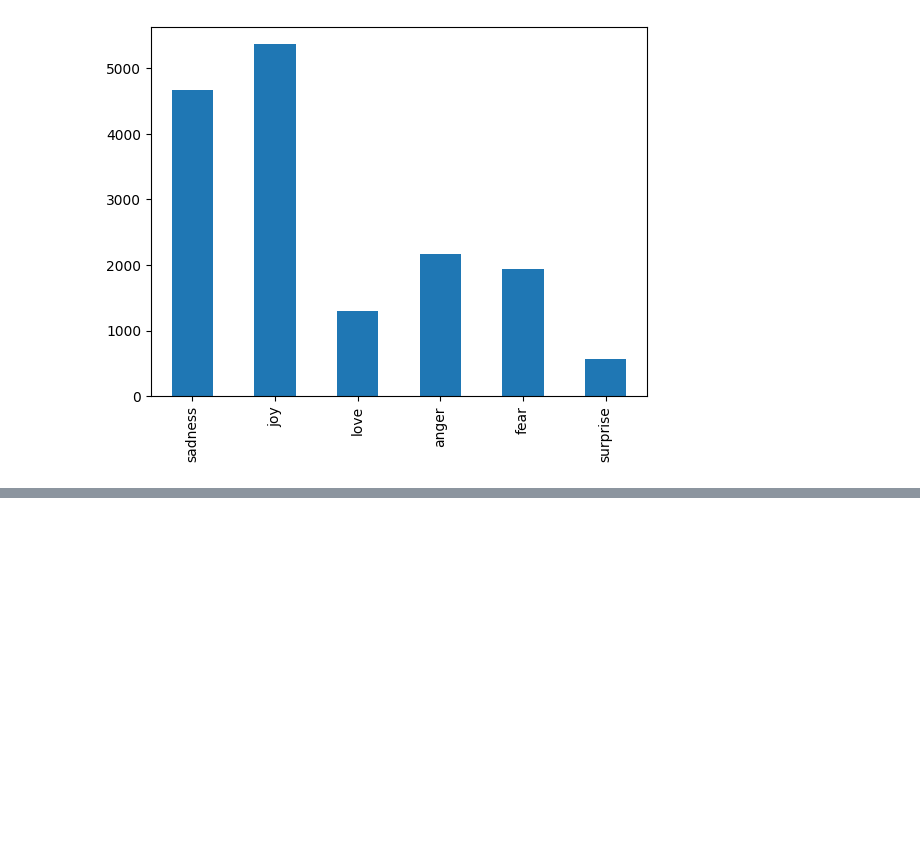
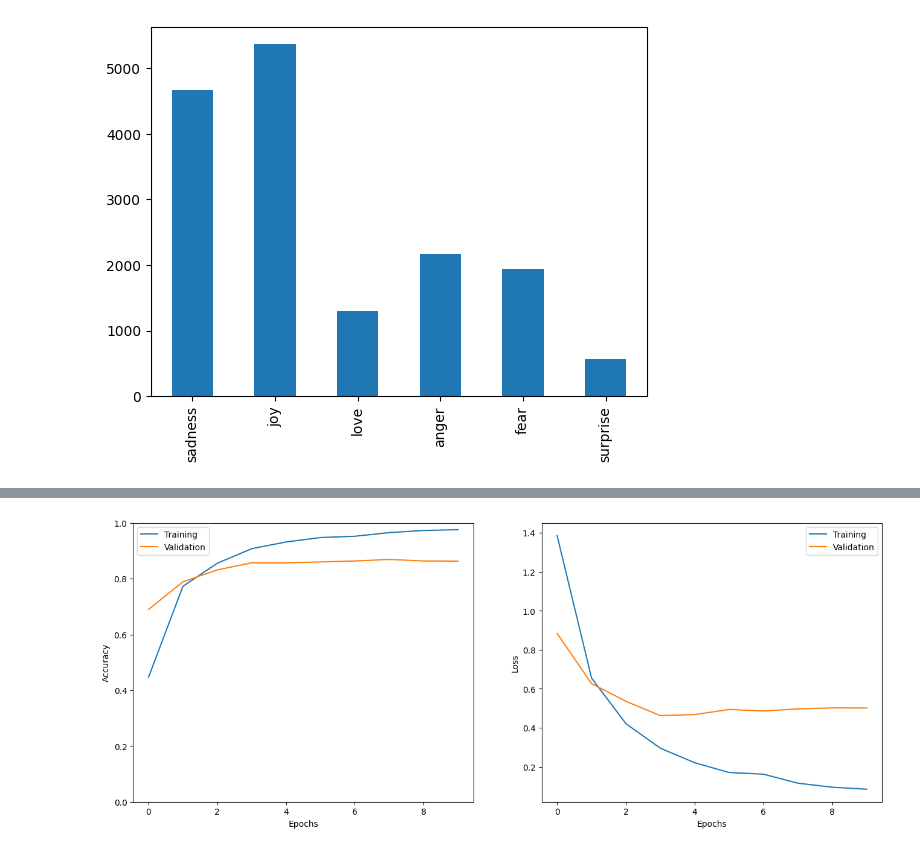
Before and after one commit to plavizmaj/NLP_Emotion_Classification, a Jupyter notebook: NLP_emotion_classification.ipynb, the cells around one changed output, grey strips where cells are left out. Cells and saved outputs as stored; diff of their text form; code cells hidden in the pictures; blank space fills up the shorter version.

Commit message:
Creating, training and evaluating the model

```diff
--- a/NLP_emotion_classification.ipynb
+++ b/NLP_emotion_classification.ipynb
@@ -196,0 +199,13 @@ plt.show()
+# %%
+model = tf.keras.models.Sequential([
+    tf.keras.layers.Embedding(10000, 16, input_shape = (50,)),  # input, output
+    tf.keras.layers.Bidirectional(tf.keras.layers.LSTM(20, return_sequences=True)),
+    tf.keras.layers.Bidirectional(tf.keras.layers.LSTM(20)),
+    tf.keras.layers.Dense(6, activation='softmax')  # 6 output classes
+])
+
+model.compile(
+    loss = 'sparse_categorical_crossentropy',
+    optimizer = 'adam',
+    metrics = ['accuracy']
+)
@@ -196,0 +235,3 @@ plt.show()
+# %%
+val_text, val_labels = get_text(val)
+val_seq = get_sequences(tokenizer, val_text)
@@ -196,0 +242,9 @@ plt.show()
+# %%
+h = model.fit(
+    padded_train_seq, np.array(labels, dtype='int32'),
+    validation_data = (val_seq, np.array(val_labels, dtype='int32')),
+    epochs = 20,
+    callbacks = [
+        tf.keras.callbacks.EarlyStopping(monitor='val_accuracy', patience=2) # If it doesnt see improvements in acc in 2 epochs it will stop
+    ]
+)
@@ -196,0 +279,4 @@ plt.show()
+# %%
+show_history(h)
+# %% [output]
+[figure, added]
```
Also changed, not shown: parts of 14 cells of this notebook.
